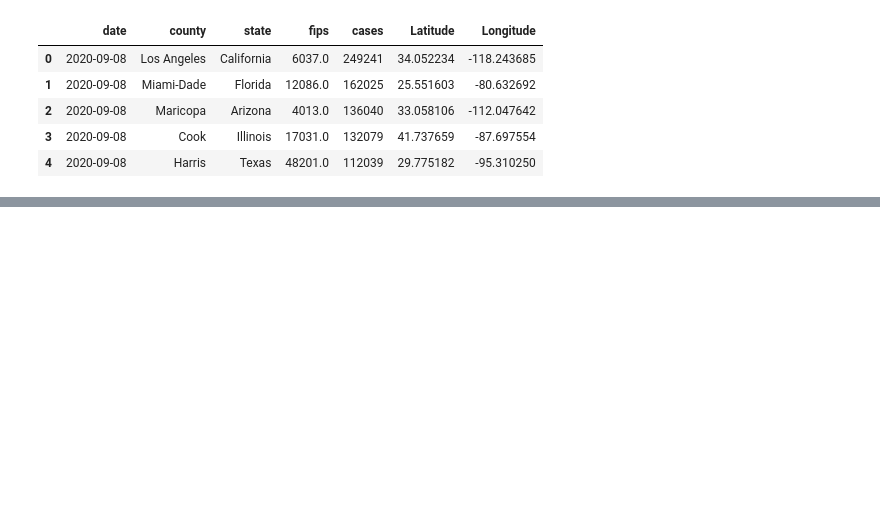
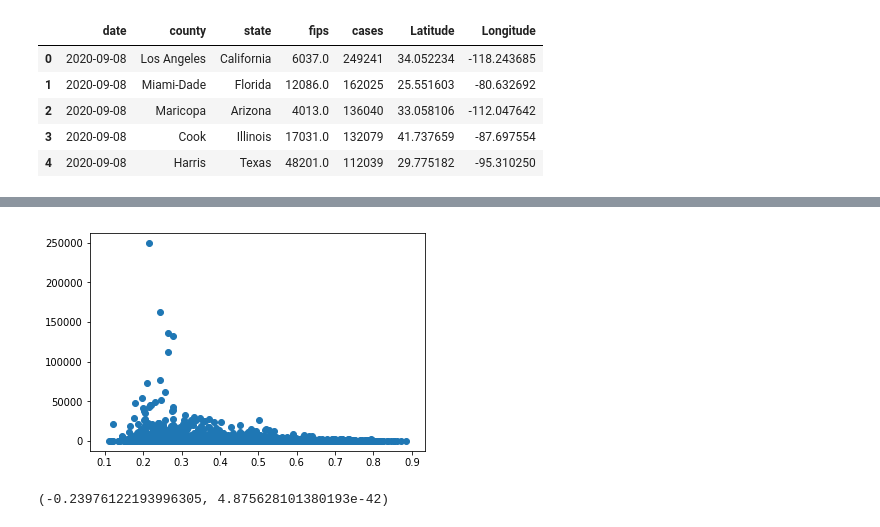
Before and after one commit to Pankaj-gh/Rice-Project-1-G11, a Jupyter notebook: Untitled.ipynb, the cells around one changed output, grey strips where cells are left out. Drawn from its saved outputs; the diff is of its cells as text; code cells hidden in the pictures; blank space fills up the shorter version.

```diff
--- a/Untitled.ipynb
+++ b/Untitled.ipynb
@@ -224,0 +208,6 @@ fig
+# %%
+pt_merged=pd.merge(df_new_date,pt_df,on='fips')
+# %%
+pt_merged=pt_merged.sort_values(['cases'],ascending=False)
+# %%
+pt_merged=pt_merged.head(100)
@@ -224,0 +235,9 @@ fig
+# %%
+rar=pt_merged['NEVER'] + pt_merged['RARELY']+pt_merged['SOMETIMES']+pt_merged['FREQUENTLY']
+cases=pt_merged['cases']
+# %%
+import matplotlib.pyplot as plt
+plt.scatter(rar,cases)
+plt.show()
+# %% [output]
+[figure, added]
@@ -224,0 +246,5 @@ fig
+# %%
+corr=sts.pearsonr(rar,cases)
+corr
+# %% [output]
+(-0.23976122193996305, 4.875628101380193e-42)
```
Also changed, not shown: parts of 16 cells of this notebook, 1 other file.
